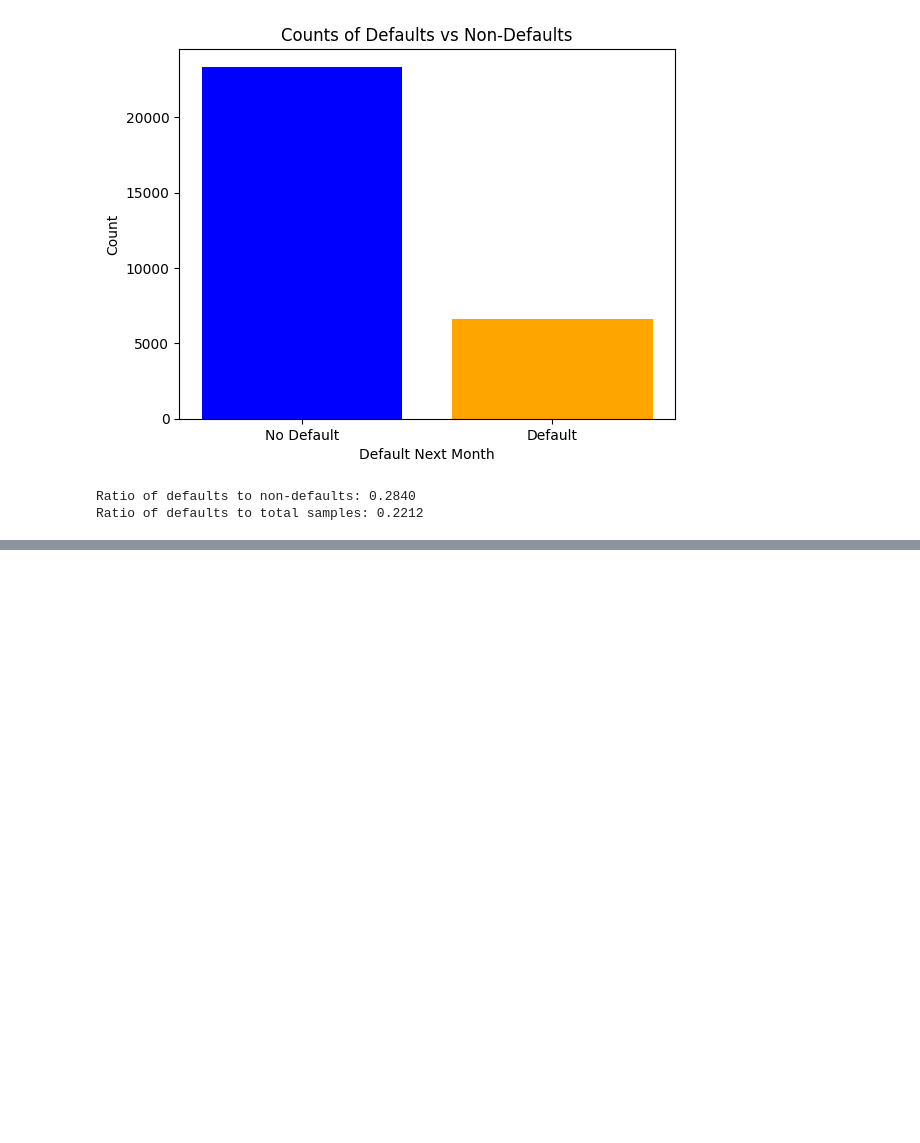
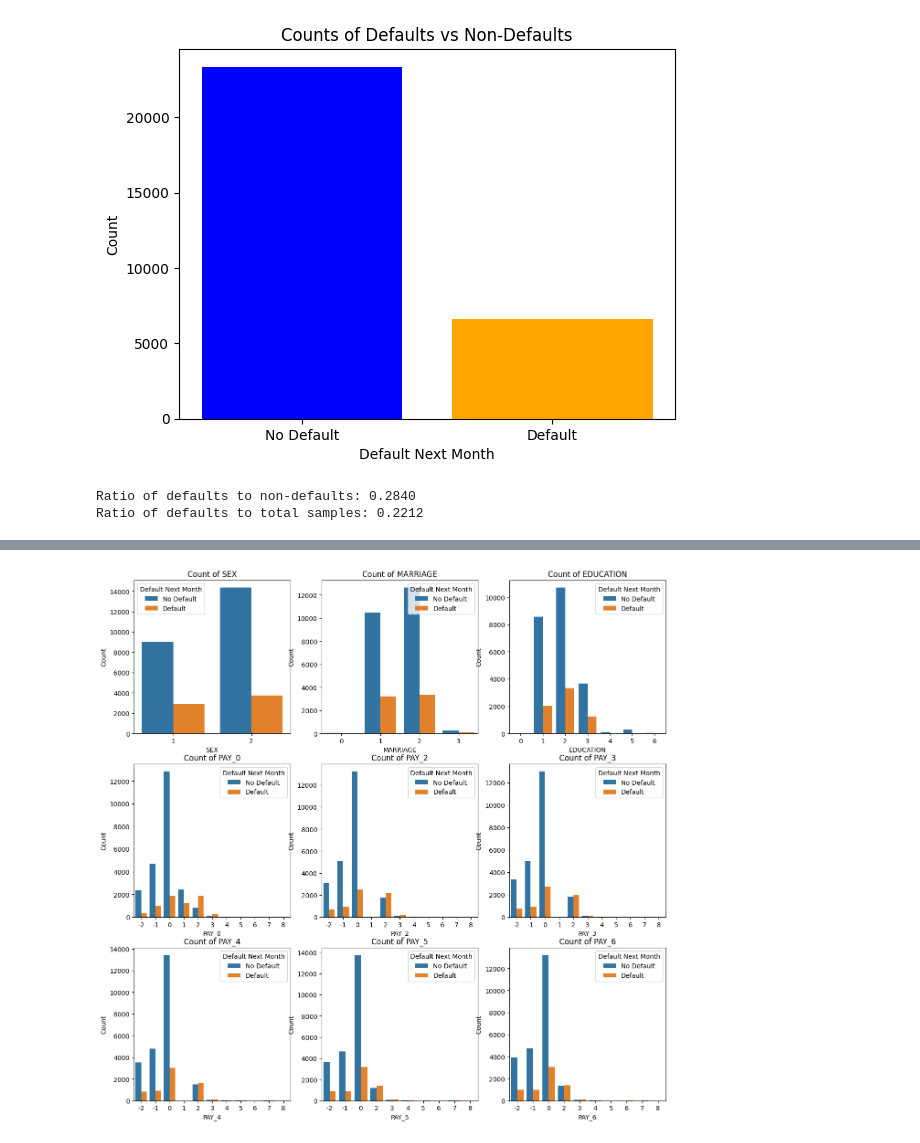
Before and after one commit to joseph-m-pasia/kg-default-of-credit-cards, a Jupyter notebook: notebooks/00_eda.ipynb, the cells around one changed output, grey strips where cells are left out. Cells and saved outputs as stored; diff of their text form; code cells hidden in the pictures; blank space fills up the shorter version.

```diff
--- a/notebooks/00_eda.ipynb
+++ b/notebooks/00_eda.ipynb
@@ -84,0 +102,12 @@ Ratio of defaults to total samples: 0.2212
+# %%
+# Bar plot for binary variables and ordinal variables vs the target variable in 3 columns
+plt.figure(figsize=(15, 20))  # Adjust height based on number of rows
+for i, var in enumerate(binary_variables + ordinal_variables):
+    plt.subplot(4, 3, i + 1)
+    sns.countplot(x=var, hue=target_variable, data=df)
+    plt.title(f'Count of {var}')
+    plt.xlabel(var)
+    plt.ylabel('Count')
+    plt.legend(title='Default Next Month', labels=['No Default', 'Default'])
+# %% [output]
+[figure, added]
```
Also changed, not shown: parts of 3 cells of this notebook.
